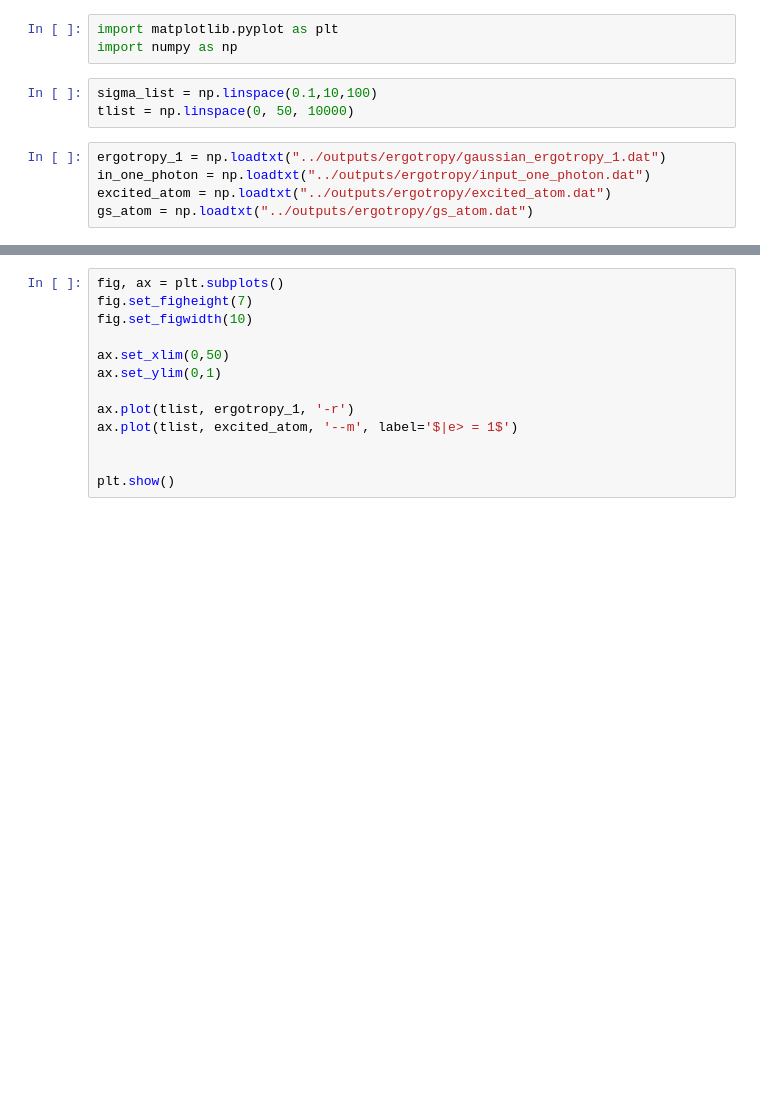
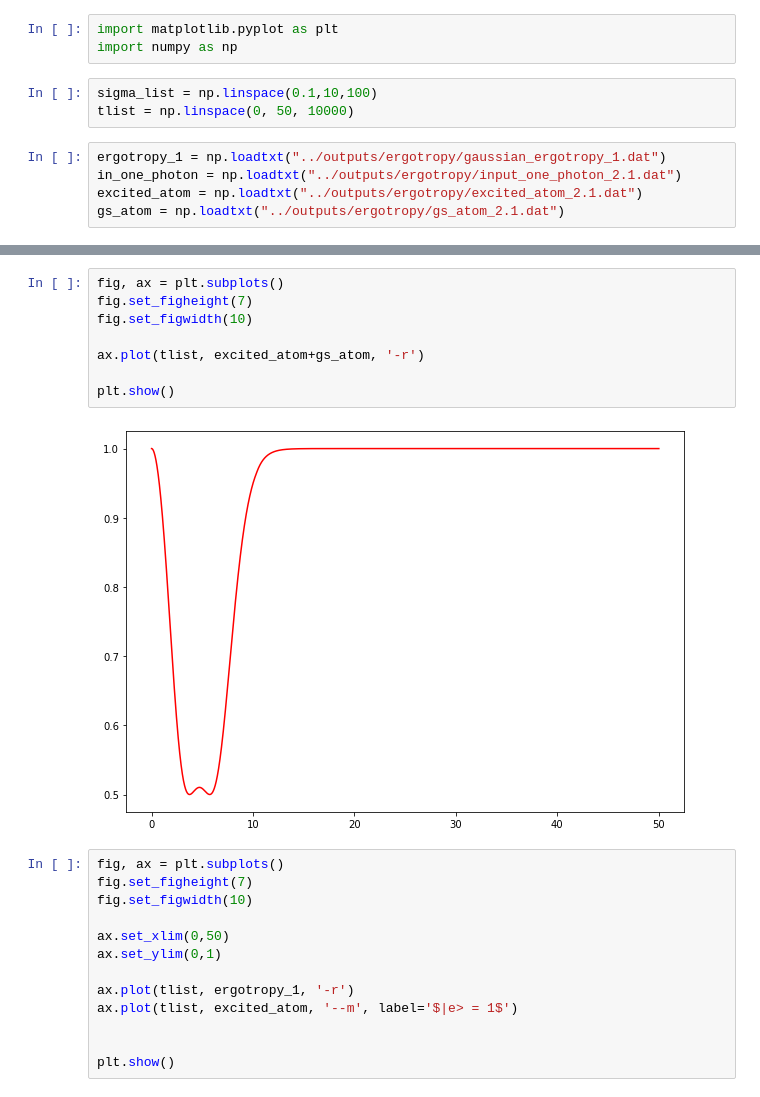
Before and after one commit to sabinthapa100/master-thesis, a Jupyter notebook: sample/notebooks/ergotropy.ipynb, the cells around one changed output, grey strips where cells are left out. Drawn from its saved outputs; the diff is of its cells as text; blank space fills up the shorter version.

```diff
--- a/sample/notebooks/ergotropy.ipynb
+++ b/sample/notebooks/ergotropy.ipynb
@@ -6,9 +6,9 @@ sigma_list = np.linspace(0.1,10,100)
 tlist = np.linspace(0, 50, 10000)
 # %%
 ergotropy_1 = np.loadtxt("../outputs/ergotropy/gaussian_ergotropy_1.dat")
-in_one_photon = np.loadtxt("../outputs/ergotropy/input_one_photon.dat")
-excited_atom = np.loadtxt("../outputs/ergotropy/excited_atom.dat")
-gs_atom = np.loadtxt("../outputs/ergotropy/gs_atom.dat")
+in_one_photon = np.loadtxt("../outputs/ergotropy/input_one_photon_2.1.dat")
+excited_atom = np.loadtxt("../outputs/ergotropy/excited_atom_2.1.dat")
+gs_atom = np.loadtxt("../outputs/ergotropy/gs_atom_2.1.dat")
 # %%
 fig, ax = plt.subplots()
 fig.set_figheight(7)
@@ -29,3 +29,13 @@ plt.show()
+# %%
+fig, ax = plt.subplots()
+fig.set_figheight(7)
+fig.set_figwidth(10)
+
+ax.plot(tlist, excited_atom+gs_atom, '-r')
+
+plt.show()
+# %% [output]
+[figure, added]
 # %%
 fig, ax = plt.subplots()
 fig.set_figheight(7)
```
Also changed, not shown: parts of 1 cell of this notebook.
